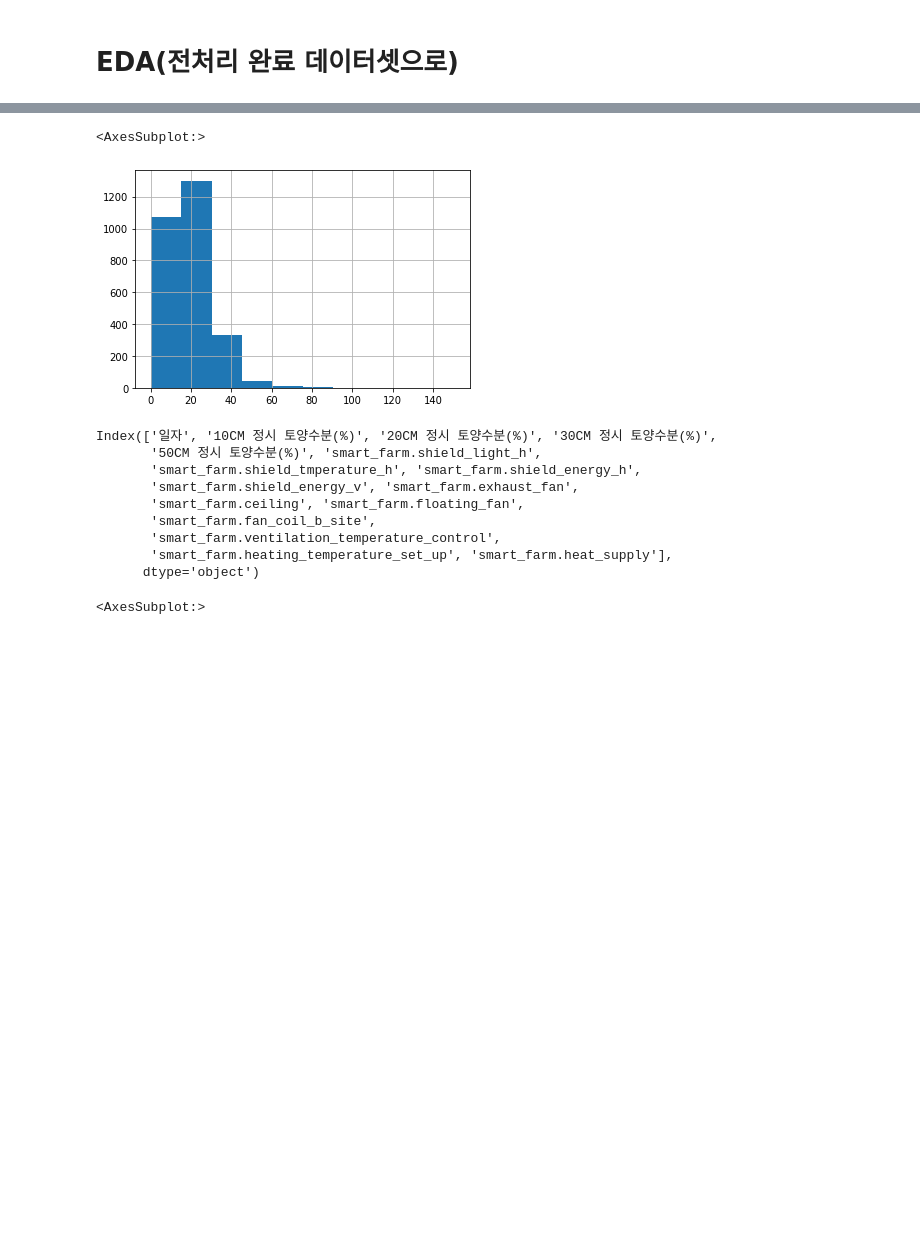
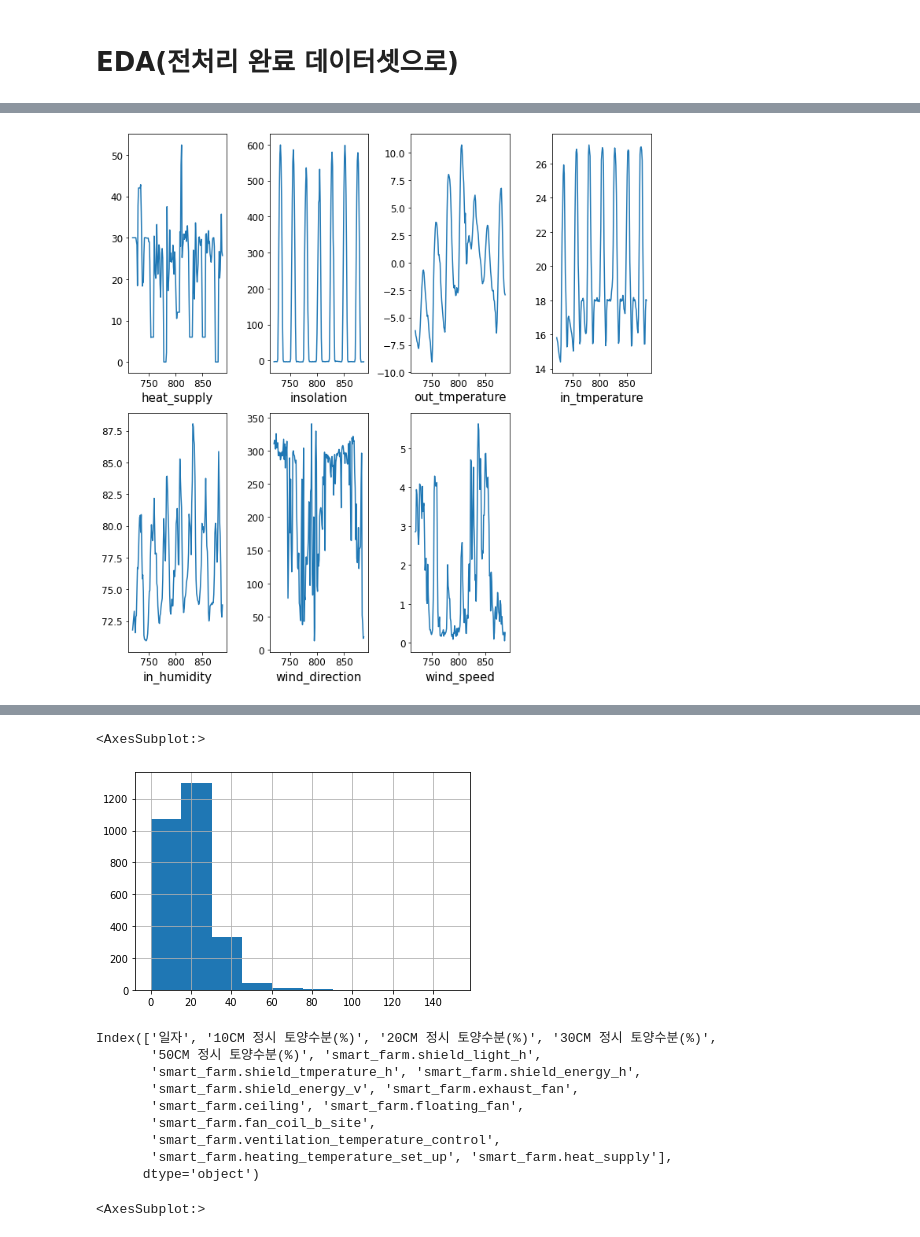
Before and after one commit to lala991204/Contest_weather, a Jupyter notebook: Smart_Farm/EDA.ipynb, the cells around one changed output, grey strips where cells are left out. Drawn from its saved outputs; the diff is of its cells as text; code cells hidden in the pictures; blank space fills up the shorter version.

```diff
--- a/Smart_Farm/EDA.ipynb
+++ b/Smart_Farm/EDA.ipynb
@@ -88,0 +132,55 @@ real1
+# %%
+plt.figure(figsize=(10,10))
+plt.subplot(2,4,1)
+r1['smart_farm.heat_supply'].plot()
+# plt.yticks([0,150])
+plt.xlabel('heat_supply', fontsize=15)
+plt.xticks(fontsize=12)
+plt.yticks(fontsize=12)
+
+plt.subplot(2,4,2)
+r1['smart_farm.insolation'].plot()
+# plt.yticks([0,150])
+plt.xlabel('insolation', fontsize=15)
+plt.xticks(fontsize=12)
+plt.yticks(fontsize=12)
+
+plt.subplot(2,4,3)
+r1['smart_farm.out_tmperature'].plot()
+# plt.yticks([-10,150])
+plt.xlabel('out_tmperature', fontsize=15)
+plt.xticks(fontsize=12)
+plt.yticks(fontsize=12)
+
+plt.subplot(2,4,4)
+r1['smart_farm.in_tmperature'].plot()
+# plt.yticks([0,150])
+plt.xlabel('in_tmperature', fontsize=15)
+plt.xticks(fontsize=12)
+plt.yticks(fontsize=12)
+
+plt.subplot(2,4,5)
+r1['smart_farm.in_humidity'].plot()
+# plt.yticks([0,150])
+plt.xlabel('in_humidity', fontsize=15)
+plt.xticks(fontsize=12)
+plt.yticks(fontsize=12)
+
+plt.subplot(2,4,6)
+r1['smart_farm.wind_direction'].plot()
+# plt.yticks([0,150])
+plt.xlabel('wind_direction', fontsize=15)
+plt.xticks(fontsize=12)
+plt.yticks(fontsize=12)
+
+plt.subplot(2,4,7)
+r1['smart_farm.wind_speed'].plot()
+# plt.yticks([0,150])
+plt.xlabel('wind_speed', fontsize=15)
+plt.xticks(fontsize=12)
+plt.yticks(fontsize=12)
+
+plt.tight_layout()
+plt.savefig('seasonal1.png')
+# %% [output]
+[figure, added]
```
Also changed, not shown: parts of 37 cells of this notebook, 3 other files.
